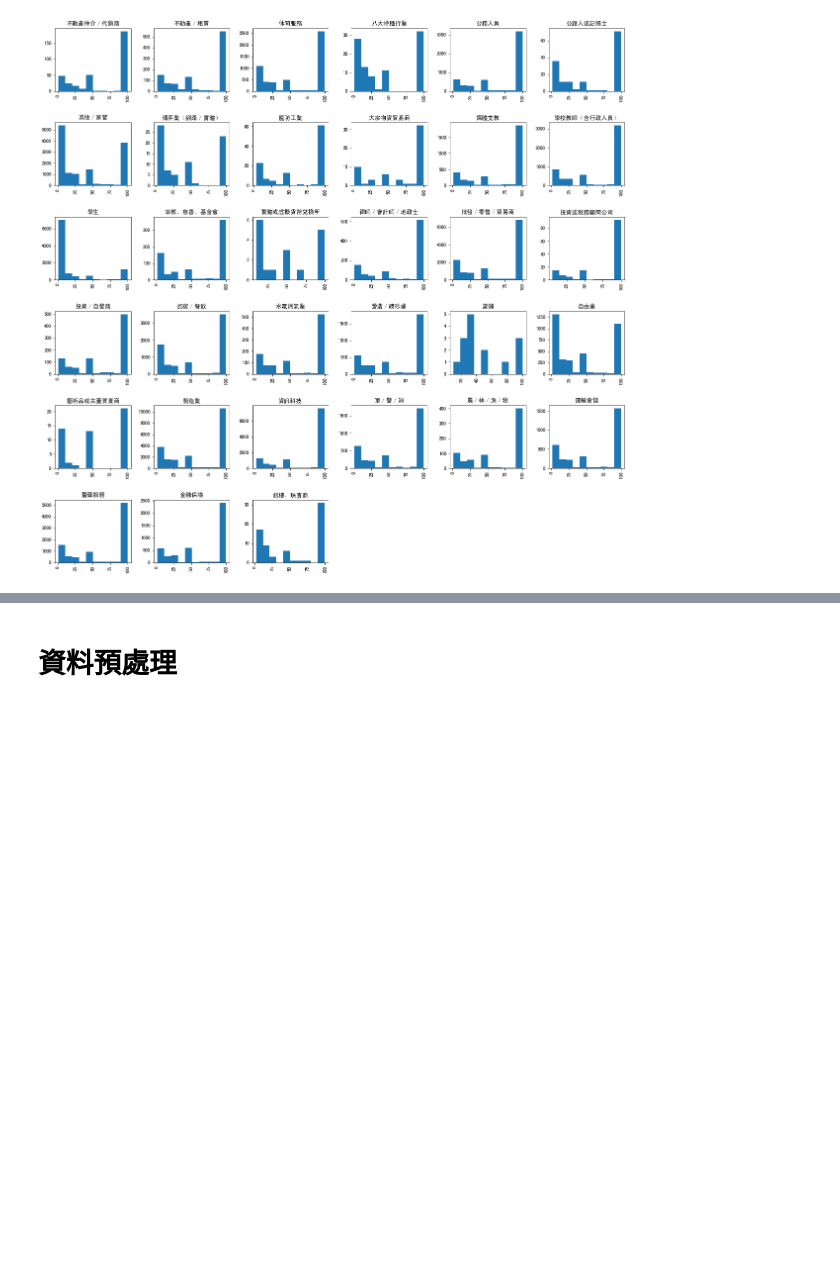
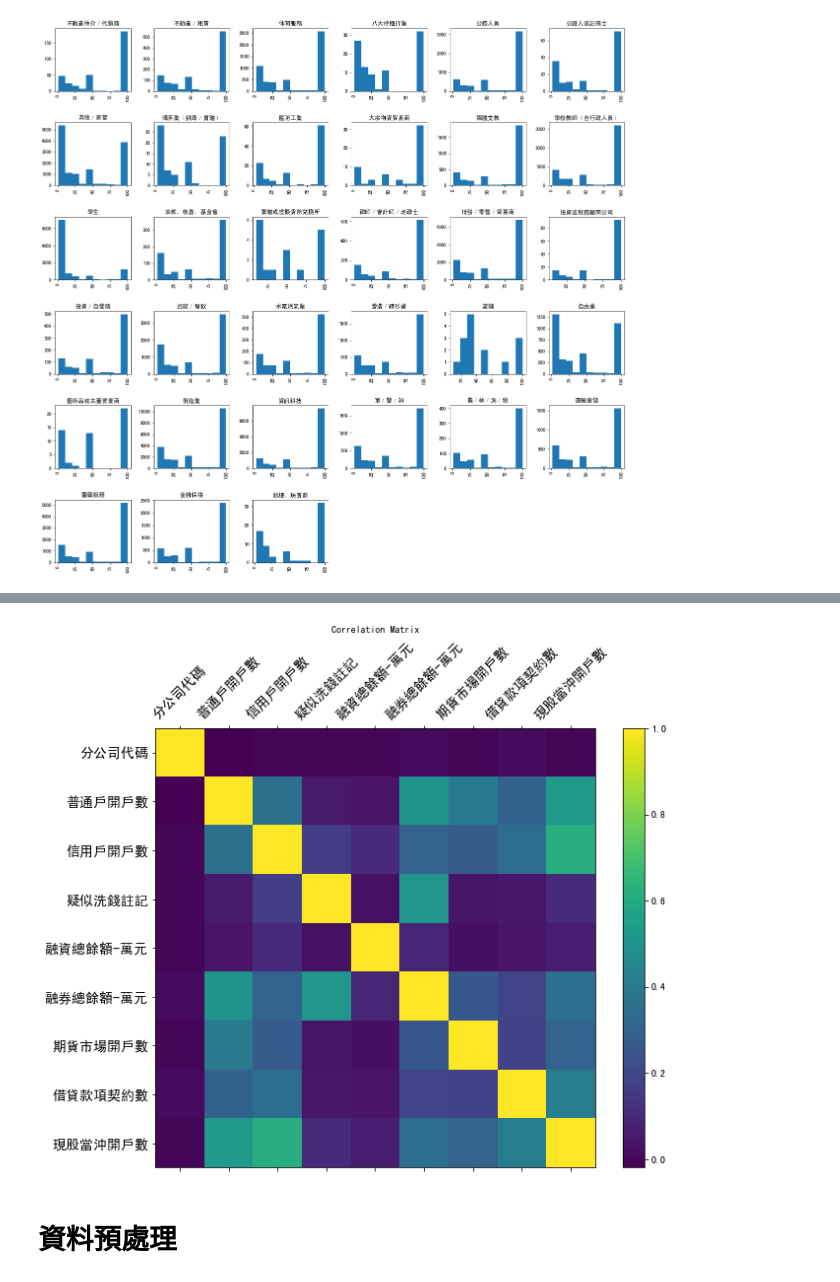
Before and after one commit to jackh1995/fintech, a Jupyter notebook: ml.ipynb, the cells around one changed output, grey strips where cells are left out. Drawn from its saved outputs; the diff is of its cells as text; code cells hidden in the pictures; blank space fills up the shorter version.

Commit message:
analyzed credit

```diff
--- a/ml.ipynb
+++ b/ml.ipynb
@@ -228,0 +229,17 @@ plt.close()
+# %%
+names = [
+    '身分證號',
+    '分公司代碼',
+    '違約',
+    '普通戶開戶數',
+    '信用戶開戶數',
+    '疑似洗錢註記',
+    '融資總餘額-萬元',
+    '融券總餘額-萬元',
+    '單日買賣最高額度-萬',
+    '期貨市場開戶數',
+    '借貸款項契約數',
+    '現股當沖開戶數']
+credit = pd.read_csv('./data/credit.csv', names=names, skiprows=1)
+# credit = pd.read_csv('./data/credit.csv')
+credit
@@ -229 +260,18 @@ plt.close()
+# %%
+# pearson coefficient
+corr = credit.corr('pearson')
+f = plt.figure(figsize=(10, 8))
+plt.matshow(credit.corr(), fignum=f.number)
+plt.xticks(range(credit.select_dtypes(['number']).shape[1]), credit.select_dtypes(['number']).columns, fontsize=14, rotation=45)
+plt.yticks(range(credit.select_dtypes(['number']).shape[1]), credit.select_dtypes(['number']).columns, fontsize=14)
+cb = plt.colorbar()
+cb.ax.tick_params(labelsize=10)
+plt.title('Correlation Matrix', fontsize=10)
+plt.show()
+plt.close()
+
+# sns.heatmap(data.corr())
+# plt.show()
+# %% [output]
+[figure, added]
 # %% [markdown]
```
Also changed, not shown: parts of 9 cells of this notebook.
